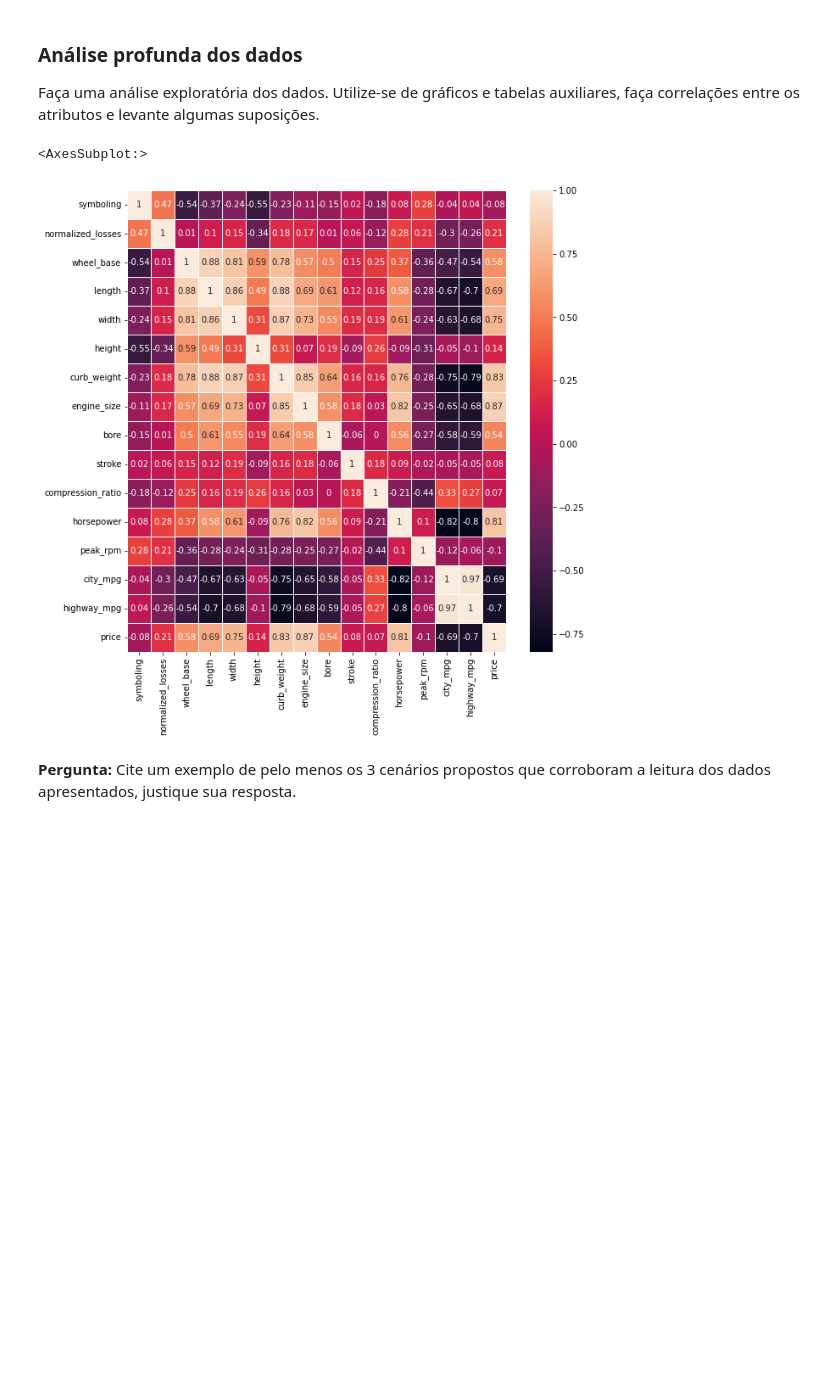
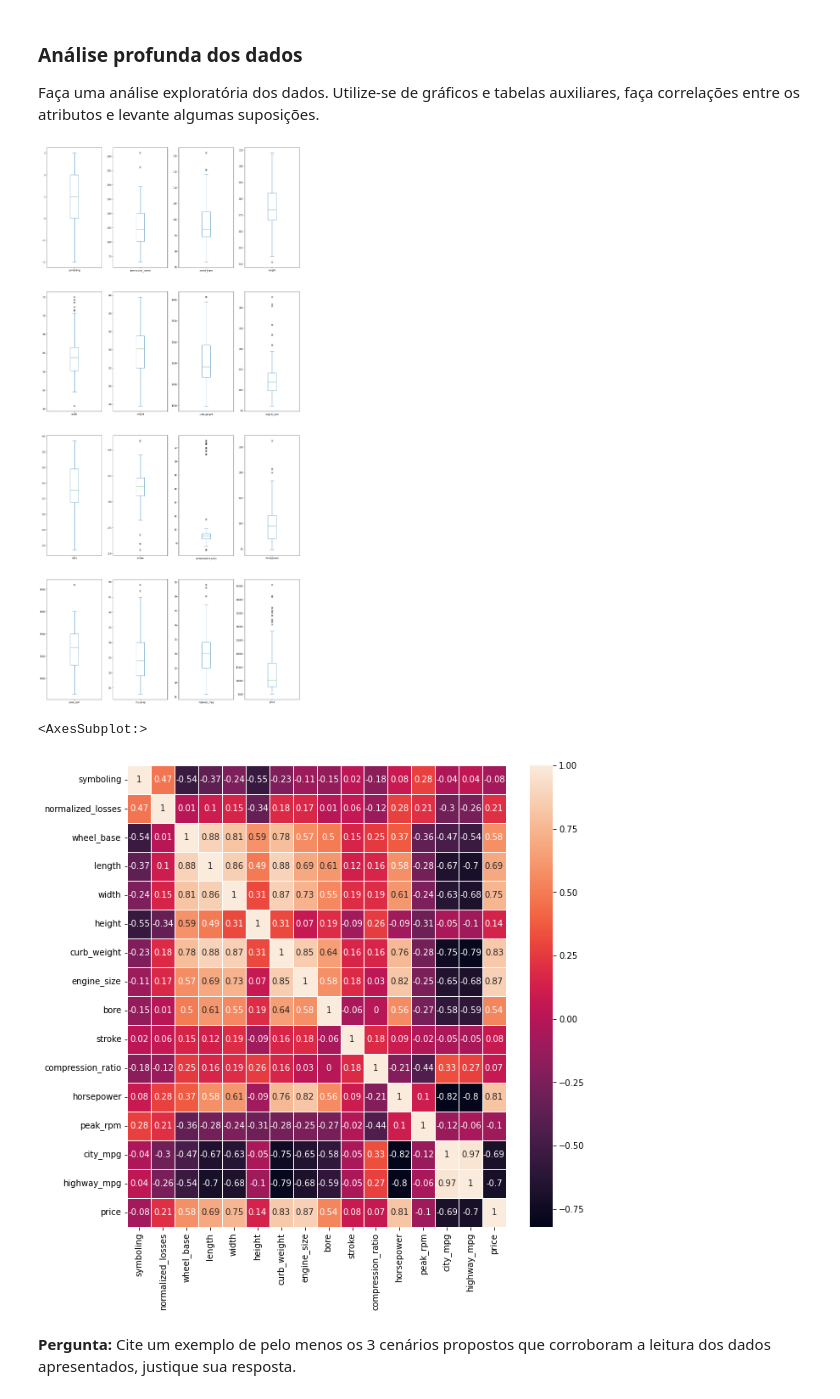
Before and after one commit to douglaslb/machine-learning-nac, a Jupyter notebook: base-proj.ipynb, the cells around one changed output. Cells and saved outputs as stored; diff of their text form; code cells hidden in the pictures; blank space fills up the shorter version.

```diff
--- a/base-proj.ipynb
+++ b/base-proj.ipynb
@@ -111,28 +115,27 @@ Exemplo:
 ### Análise profunda dos dados
 
 Faça uma análise exploratória dos dados. Utilize-se de gráficos e tabelas auxiliares, faça correlações entre os atributos e levante algumas suposições.
-# %%
-#Seu Código aqui...
-
-import seaborn as sns
-correlation_matrix = df.corr().round(2)
-
-fig, ax = plt.subplots(figsize=(10,10))
-sns.heatmap(data=correlation_matrix, annot=True, linewidths=.5, ax=ax)
-
-# Correlações que indicam
-
-# - Crescimento
-# 0.87 | price x engine_size (Tamanho do motor)
-# 0.83 | price x curb_weight (Peso do carro)
-# 0.81 | price x horsepower  ("potência")
-
-# - Queda
-# -0.7 | price x highway_mpg (Autonomia na estrada)
-# -0.69 | price x city_mpg   (Autonomia na cidade)
-# -0.10 | price x peak_rpm   (Máximo de RPM)
-# %% [output]
-<AxesSubplot:>
-[figure, removed]
+# %%
+#Seu Código aqui...
+
+import seaborn as sns
+
+#Tabelas de informações dos dados
+#df.info()
+df.describe()
+
+#Gráfico plot-box
+df.plot(kind='box', subplots=True, layout=(13,4), sharex=False, sharey=False, figsize=(20, 150))
+plt.show()
+
+
+#Gráfico de correlação
+correlation_matrix = df.corr().round(2)
+fig, ax = plt.subplots(figsize=(10,10))
+sns.heatmap(data=correlation_matrix, annot=True, linewidths=.5, ax=ax)
+# %% [output]
+[figure, added]
+<AxesSubplot:>
+[figure, added]
 # %% [markdown]
 **Pergunta:** Cite um exemplo de pelo menos os 3 cenários propostos que corroboram a leitura dos dados apresentados, justique sua resposta.
```
Also changed, not shown: parts of 5 cells of this notebook.
